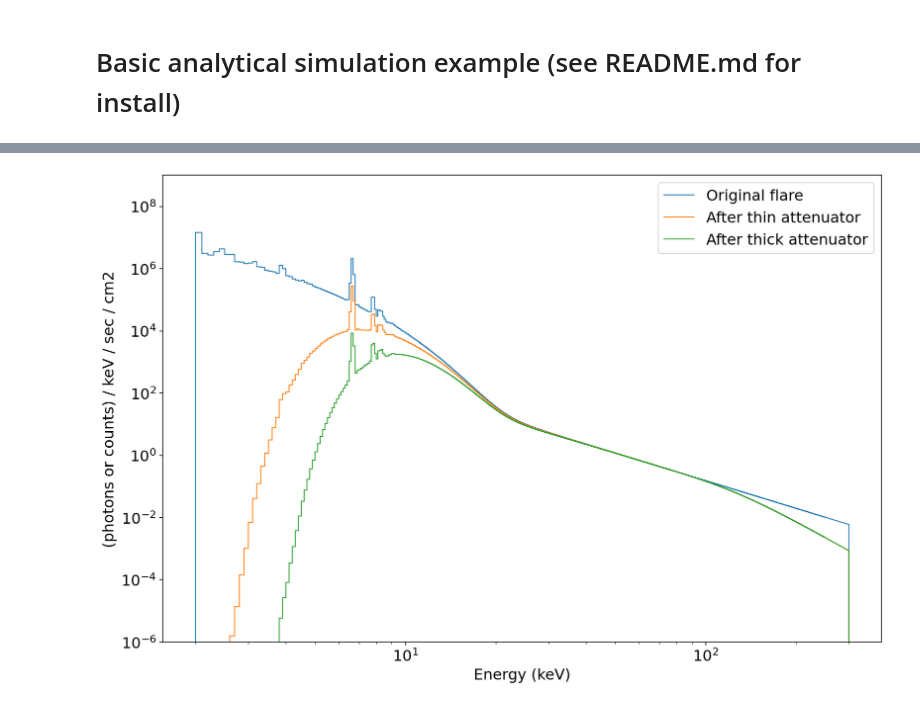
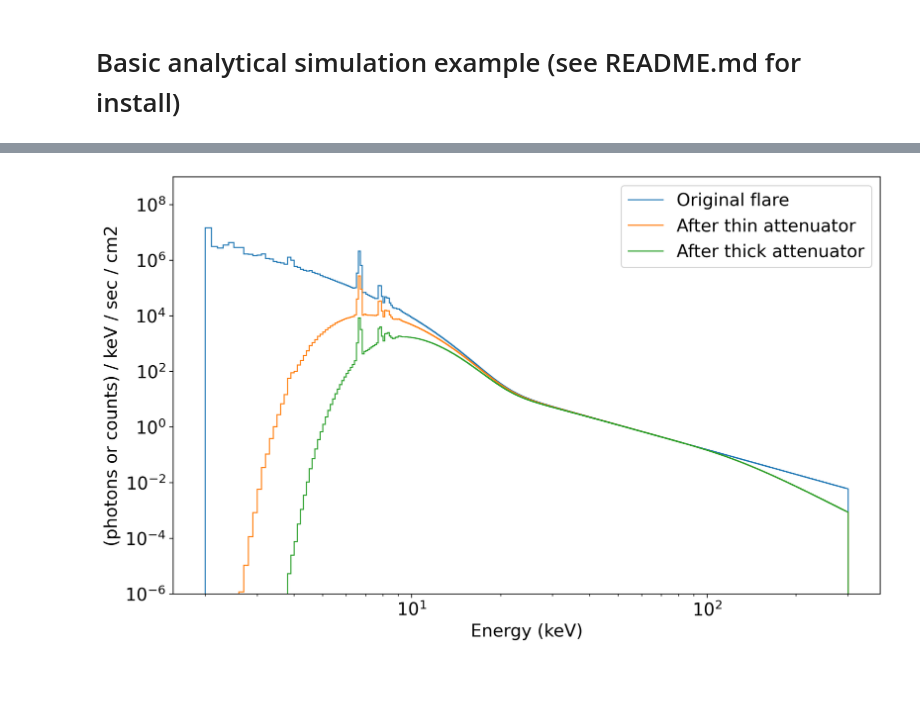
Before and after one commit to umn-impish/cubesat-analytical-detector-sim, a Jupyter notebook: example-detector-sim.ipynb, the cells around one changed output, grey strips where cells are left out. Drawn from its saved outputs; the diff is of its cells as text; code cells hidden in the pictures; blank space fills up the shorter version.

```diff
--- a/example-detector-sim.ipynb
+++ b/example-detector-sim.ipynb
@@ -42,6 +41,7 @@ plt.show()
 # %%
-thin_stack = HafxStack(enable_scintillator=True, al_thick=5e-3)
-thick_stack = HafxStack(enable_scintillator=True, al_thick=200e-6 * 100)
+# Units are taken to be in centimeter
+thin_stack = HafxStack(enable_scintillator=True, att_thick=5e-3)
+thick_stack = HafxStack(enable_scintillator=True, att_thick=200e-6 * 100)
 
 apply_energy_resolution = False
 thin_response = thin_stack.generate_detector_response_to(fs, disperse_energy=apply_energy_resolution)
@@ -49,20 +49,19 @@ thick_response = thick_stack.generate_detector_response_to(fs, disperse_energy=a
 # %%
 flare_after_thin = thin_response @ fs.flare
 flare_after_thick = thick_response @ fs.flare
 
-fig, ax = plt.subplots(figsize=(12, 8))
+fig, ax = plt.subplots(figsize=(10, 6), layout='constrained')
 ax.set_xscale('log')
 ax.set_yscale('log')
 ax.stairs(fs.flare, fs.energy_edges, label='Original flare')
 ax.stairs(flare_after_thin, fs.energy_edges, label='After thin attenuator')
 ax.stairs(flare_after_thick, fs.energy_edges, label='After thick attenuator')
 
 ax.set_xlabel('Energy (keV)')
 ax.set_ylabel('(photons or counts) / keV / sec / cm2')
 
 ax.set_ylim(1e-6, 1e9)
 ax.legend()
-fig.tight_layout()
 plt.show()
 # %% [output]
-[figure, old version]
+[figure, new version]
```
Also changed, not shown: parts of 1 cell of this notebook.
